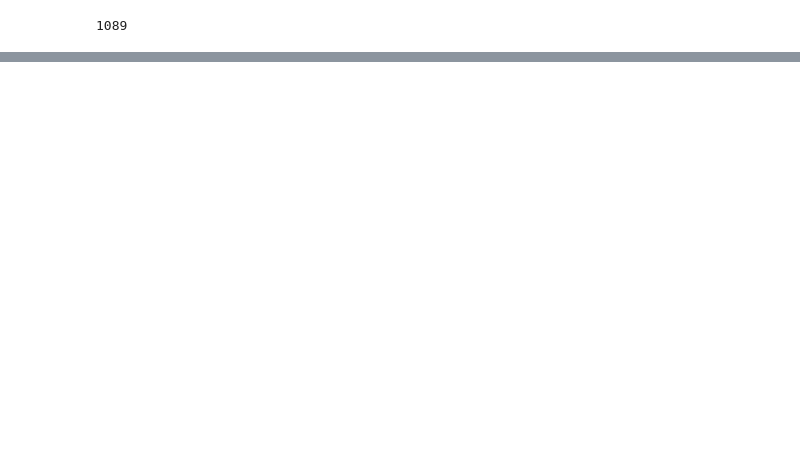
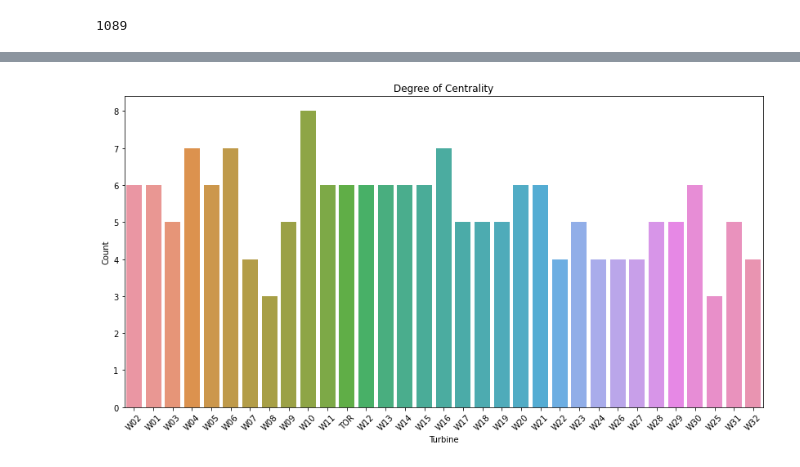
Before and after one commit to GStechschulte/wake_effect, a Jupyter notebook: network/turbine_network.ipynb, the cells around one changed output, grey strips where cells are left out. Drawn from its saved outputs; the diff is of its cells as text; code cells hidden in the pictures; blank space fills up the shorter version.

Commit message:
centrality, betweenness, closeness

```diff
--- a/network/turbine_network.ipynb
+++ b/network/turbine_network.ipynb
@@ -73,0 +40,2 @@ turb_graph
+# %%
+euclid_graph = pp.Network(directed=True)
@@ -100,0 +75,29 @@ defaultdict(<function pathpy.algorithms.centralities.betweenness.<locals>.<lambd
+# %%
+def centrality_measures(graph):
+    # Calculates betweeness centrality of all nodes
+    betweenness = pp.algorithms.centralities.betweenness(graph)
+    # Calculates degree centrality of all nodes
+    degree = pp.algorithms.centralities.degree(graph)
+    # Calculates closeness centrality of all nodes
+    closeness = pp.algorithms.centralities.closeness(graph)
+    # . . .
+    distance_matrix = pp.algorithms.centralities.distance_matrix(graph)
+    # . . .
+    #rank_centrality = pp.algorithms.centralities.rank_centralities(graph)
+
+    return betweenness, degree, closeness, distance_matrix
+# %%
+def plotter(measure, name):
+
+    df = pd.DataFrame.from_dict(
+        measure, orient='index', columns=['measure'])
+
+    plt.figure(figsize=(14, 7))
+    plt.title(name)
+    sns.barplot(x=df.index, y=df.measure)
+    plt.xticks(rotation=45)
+    plt.xlabel('Turbine')
+    plt.ylabel('Count')
+# %%
+# Euclidean Distances
+betweenness, degree, closeness, distance_matrix = centrality_measures(euclid_graph)
@@ -100,0 +108,4 @@ defaultdict(<function pathpy.algorithms.centralities.betweenness.<locals>.<lambd
+# %%
+plotter(degree, 'Degree of Centrality')
+# %% [output]
+[figure, added]
```
Also changed, not shown: parts of 25 cells of this notebook.
